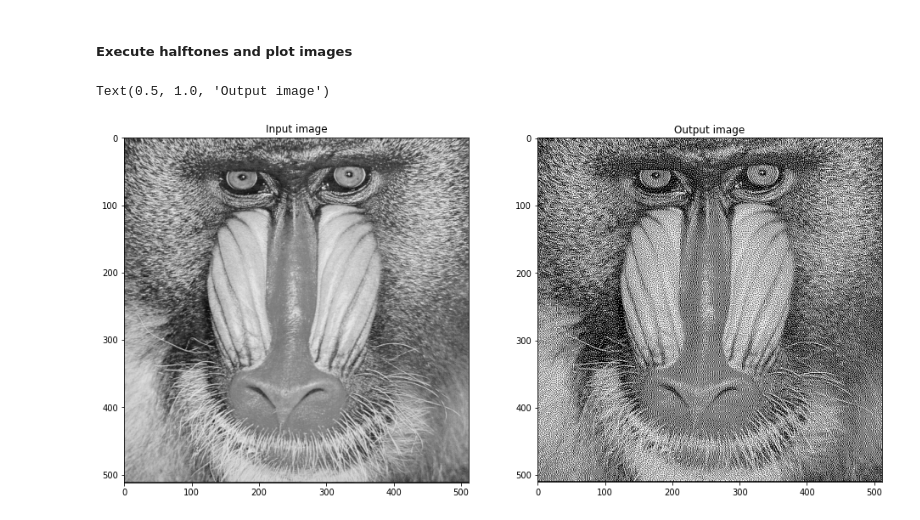
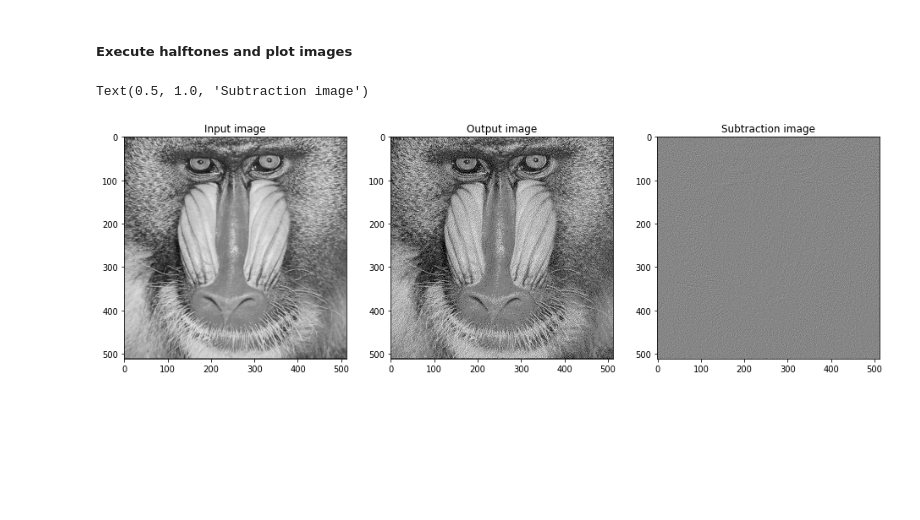
Before and after one commit to maldonadoq/image-processing, a Jupyter notebook: exercise/ex2/halftones.ipynb, the cells around one changed output. Drawn from its saved outputs; the diff is of its cells as text; code cells hidden in the pictures; blank space fills up the shorter version.

Commit message:
right output indexs

```diff
--- a/exercise/ex2/halftones.ipynb
+++ b/exercise/ex2/halftones.ipynb
@@ -47,14 +47,12 @@ def stipple(img, error, zigzag):
 
         for x in range(eX, dX)[::-1 if reverse else 1]:
             out[y, x] = 0 if img[y, x] < 128 else 255
-            #img[y, x] = max(0, img[y, x])
-            #out[y, x] = 255 * np.floor(img[y, x]/128)
 
             diff = img[y, x] - out[y, x]
             slice = img[y:y+eY+1, x-eX:x+eX+1]
             slice += (error_curr * diff)
 
-    out = out[eY:dY, eX:dX]
+    out = out[:dY, eX:dX]
     return out
 # %% [markdown]
 ##### Halftones with error distribution
@@ -73,19 +71,23 @@ output_image_file = './images/baboon_gray.png'
 ##### Execute halftones and plot images
 # %%
 input_image, output_image = halftones(input_image_file, FLOYD)
-cv.imwrite(output_image_file, output_image)
+# cv.imwrite(output_image_file, output_image)
 
 plt.figure(figsize=(16, 10))
-rows, cols = 1, 2
+rows, cols = 1, 3
 
 # showing image
 plt.subplot(rows, cols, 1)
 plt.imshow(input_image, cmap='gray')
 plt.title("Input image")
 
 plt.subplot(rows, cols, 2)
 plt.imshow(output_image, cmap='gray')
 plt.title("Output image")
+
+plt.subplot(rows, cols, 3)
+plt.imshow(input_image - output_image, cmap='gray')
+plt.title("Subtraction image")
 # %% [output]
-Text(0.5, 1.0, 'Output image')
+Text(0.5, 1.0, 'Subtraction image')
-[figure, old version]
+[figure, new version]
```
Also changed, not shown: parts of 1 cell of this notebook, 1 other file.
